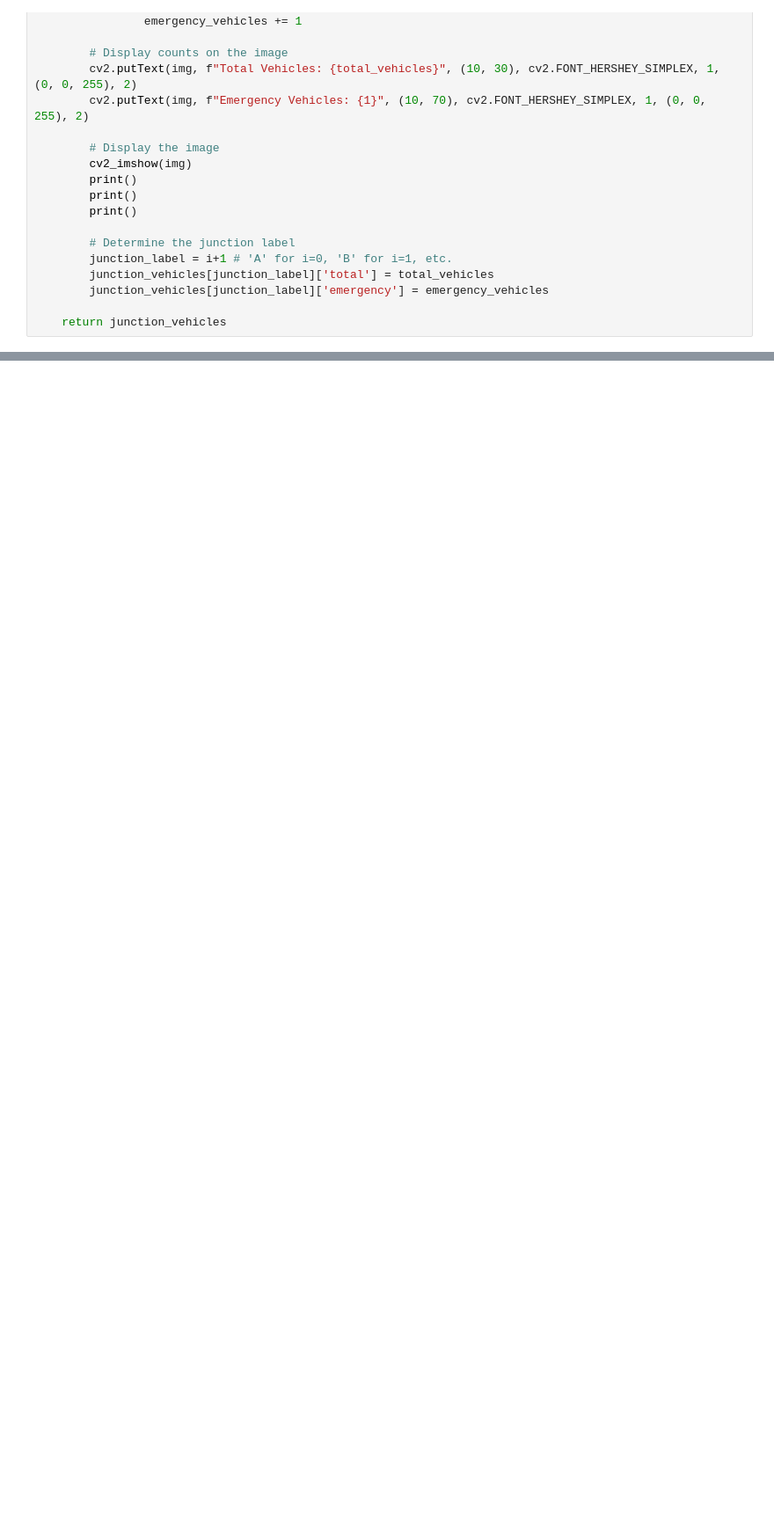
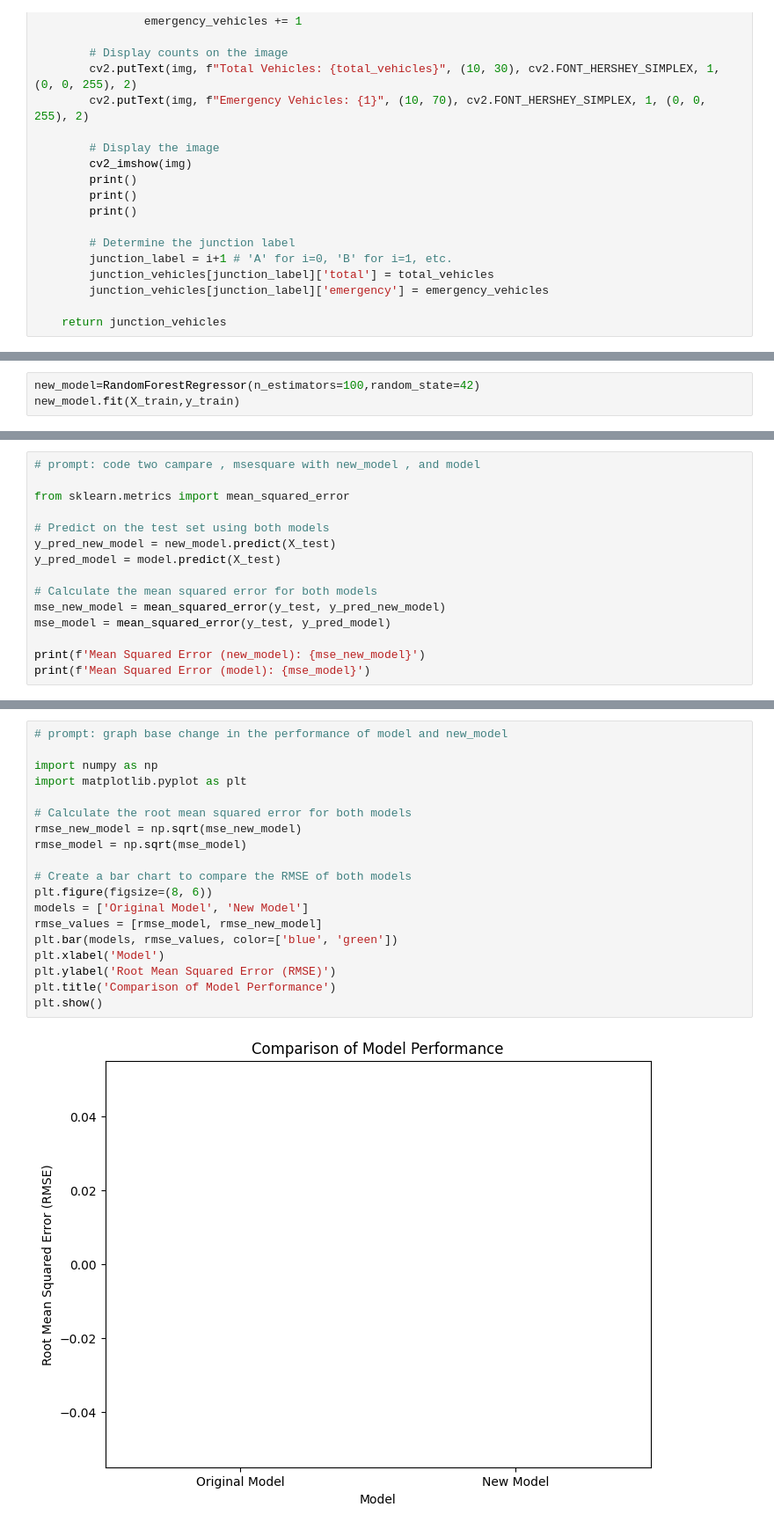
Before and after one commit to SamDurga2507/Traffic-management-project, a Jupyter notebook: Traffic_control.ipynb, the cells around one changed output, grey strips where cells are left out. Shown: that part at 88% size. Cells and saved outputs as stored; diff of their text form; blank space fills up the shorter version.

```diff
--- a/Traffic_control.ipynb
+++ b/Traffic_control.ipynb
@@ -477,0 +521,3 @@ Predicted Green Time for Junction 4: 20.00 seconds
+# %%
+new_model=RandomForestRegressor(n_estimators=100,random_state=42)
+new_model.fit(X_train,y_train)
@@ -477,0 +539,15 @@ Predicted Green Time for Junction 4: 20.00 seconds
+# %%
+# prompt: code two campare , msesquare with new_model , and model
+
+from sklearn.metrics import mean_squared_error
+
+# Predict on the test set using both models
+y_pred_new_model = new_model.predict(X_test)
+y_pred_model = model.predict(X_test)
+
+# Calculate the mean squared error for both models
+mse_new_model = mean_squared_error(y_test, y_pred_new_model)
+mse_model = mean_squared_error(y_test, y_pred_model)
+
+print(f'Mean Squared Error (new_model): {mse_new_model}')
+print(f'Mean Squared Error (model): {mse_model}')
@@ -477,0 +557,21 @@ Predicted Green Time for Junction 4: 20.00 seconds
+# %%
+# prompt: graph base change in the performance of model and new_model
+
+import numpy as np
+import matplotlib.pyplot as plt
+
+# Calculate the root mean squared error for both models
+rmse_new_model = np.sqrt(mse_new_model)
+rmse_model = np.sqrt(mse_model)
+
+# Create a bar chart to compare the RMSE of both models
+plt.figure(figsize=(8, 6))
+models = ['Original Model', 'New Model']
+rmse_values = [rmse_model, rmse_new_model]
+plt.bar(models, rmse_values, color=['blue', 'green'])
+plt.xlabel('Model')
+plt.ylabel('Root Mean Squared Error (RMSE)')
+plt.title('Comparison of Model Performance')
+plt.show()
+# %% [output]
+[figure, added]
```
Also changed, not shown: parts of 16 cells of this notebook.
